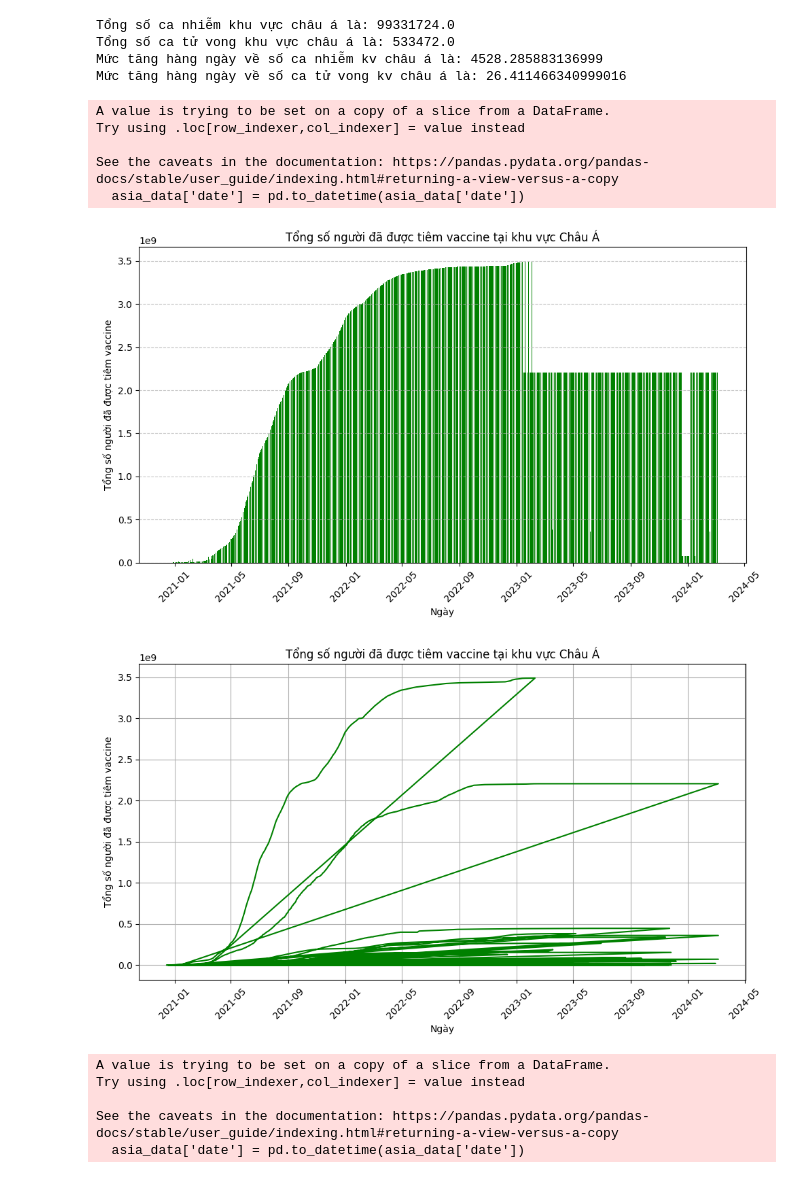
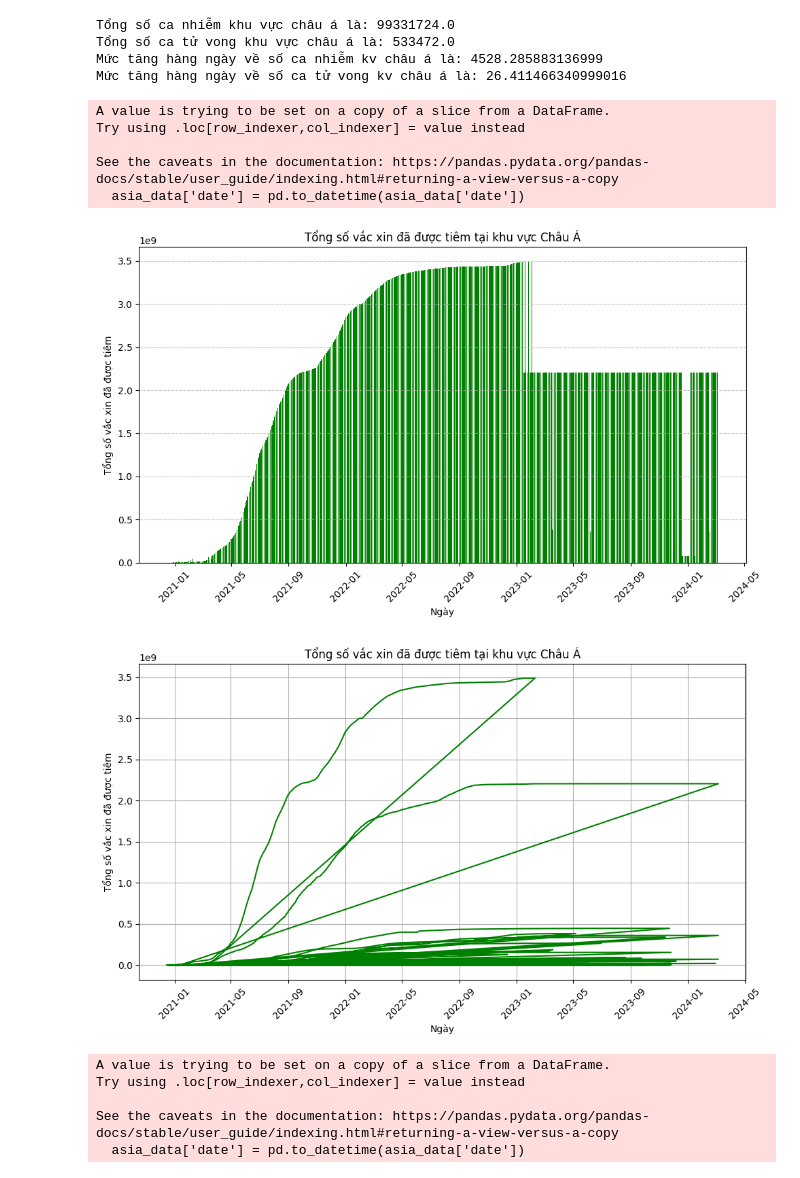
Before and after one commit to hoanganhloan172/Covid_19_analysis_by_PHA_DTD, a Jupyter notebook: BTL CUỐI KÌ/bài_tập_lớn_python.ipynb, the cells around one changed output. Saved outputs shown, nothing was run; the diff lists cells and outputs as text; code cells hidden in the pictures.

```diff
--- a/BTL CUỐI KÌ/bài_tập_lớn_python.ipynb
+++ b/BTL CUỐI KÌ/bài_tập_lớn_python.ipynb
@@ -139,39 +139,39 @@ asia_data = data[data['continent'] == 'Asia']
 
 # Chuyển cột 'date' sang kiểu datetime
 asia_data['date'] = pd.to_datetime(asia_data['date'])
 
 # Lấy thông tin về tổng số người đã được tiêm vaccine
 total_vaccinations_asia = asia_data[['date', 'total_vaccinations']].dropna()
 
 # Vẽ biểu đồ cột
 plt.figure(figsize=(10, 6))
 plt.bar(total_vaccinations_asia['date'], total_vaccinations_asia['total_vaccinations'], color='green', width=0.7)
-plt.title('Tổng số người đã được tiêm vaccine tại khu vực Châu Á')
+plt.title('Tổng số vắc xin đã được tiêm tại khu vực Châu Á')
 plt.xlabel('Ngày')
-plt.ylabel('Tổng số người đã được tiêm vaccine')
+plt.ylabel('Tổng số vắc xin đã được tiêm')
 plt.xticks(rotation=45)
 plt.grid(axis='y', linestyle='--', alpha=0.7)
 plt.tight_layout()
 plt.show()
 
 # Vẽ biểu đồ đường
 plt.figure(figsize=(10, 6))
 plt.plot(total_vaccinations_asia['date'], total_vaccinations_asia['total_vaccinations'], color='green')
-plt.title('Tổng số người đã được tiêm vaccine tại khu vực Châu Á')
+plt.title('Tổng số vắc xin đã được tiêm tại khu vực Châu Á')
 plt.xlabel('Ngày')
-plt.ylabel('Tổng số người đã được tiêm vaccine')
+plt.ylabel('Tổng số vắc xin đã được tiêm')
 plt.xticks(rotation=45)
 plt.grid(True)
 plt.tight_layout()
 plt.show()
 # %% [output]
 A value is trying to be set on a copy of a slice from a DataFrame.
 Try using .loc[row_indexer,col_indexer] = value instead
 
 See the caveats in the documentation: https://pandas.pydata.org/pandas-docs/stable/user_guide/indexing.html#returning-a-view-versus-a-copy
   asia_data['date'] = pd.to_datetime(asia_data['date'])
-[figure, old version]
+[figure, new version]
-[figure, old version]
+[figure, new version]
 # %%
 import pandas as pd
 import matplotlib.pyplot as plt
```
Also changed, not shown: parts of 3 cells of this notebook.
